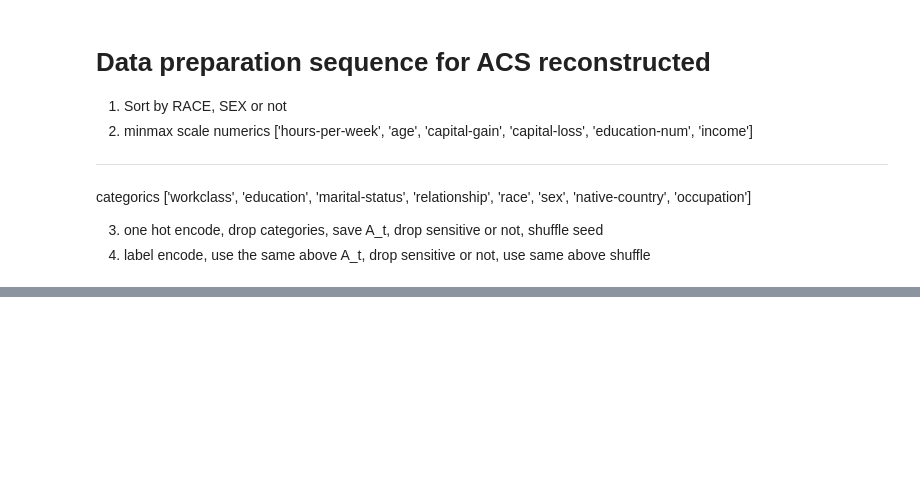
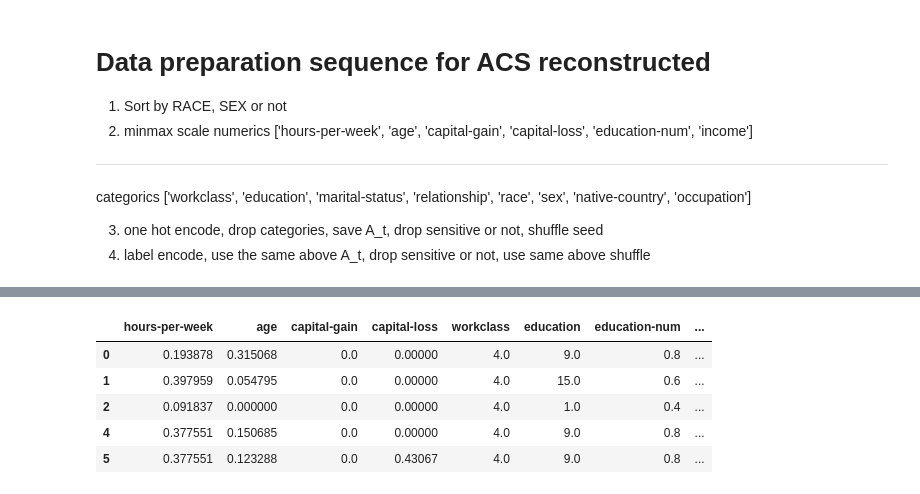
Before and after one commit to krishnacharya/multidecomp, a Jupyter notebook: jupyter_scripts/6exploratory_adult.ipynb, the cells around one changed output, grey strips where cells are left out. Cells and saved outputs as stored; diff of their text form; code cells hidden in the pictures; blank space fills up the shorter version.

```diff
--- a/jupyter_scripts/6exploratory_adult.ipynb
+++ b/jupyter_scripts/6exploratory_adult.ipynb
@@ -241,0 +418,10 @@ categorics ['workclass', 'education', 'marital-status', 'relationship', 'race',
+# %%
+df_adult_mm_le_racels = ordinal_encoder(df_adult_mm_racels, cat_feat)
+df_adult_mm_le_racels.head()
+# %% [output]
+|  | hours-per-week | age | capital-gain | capital-loss | workclass | education | education-num | ... |
+| 0 | 0.193878 | 0.315068 | 0.0 | 0.00000 | 4.0 | 9.0 | 0.8 | ... |
+| 1 | 0.397959 | 0.054795 | 0.0 | 0.00000 | 4.0 | 15.0 | 0.6 | ... |
+| 2 | 0.091837 | 0.000000 | 0.0 | 0.00000 | 4.0 | 1.0 | 0.4 | ... |
+| 4 | 0.377551 | 0.150685 | 0.0 | 0.00000 | 4.0 | 9.0 | 0.8 | ... |
+| 5 | 0.377551 | 0.123288 | 0.0 | 0.43067 | 4.0 | 9.0 | 0.8 | ... |
```
Also changed, not shown: parts of 47 cells of this notebook, 2 other files.
